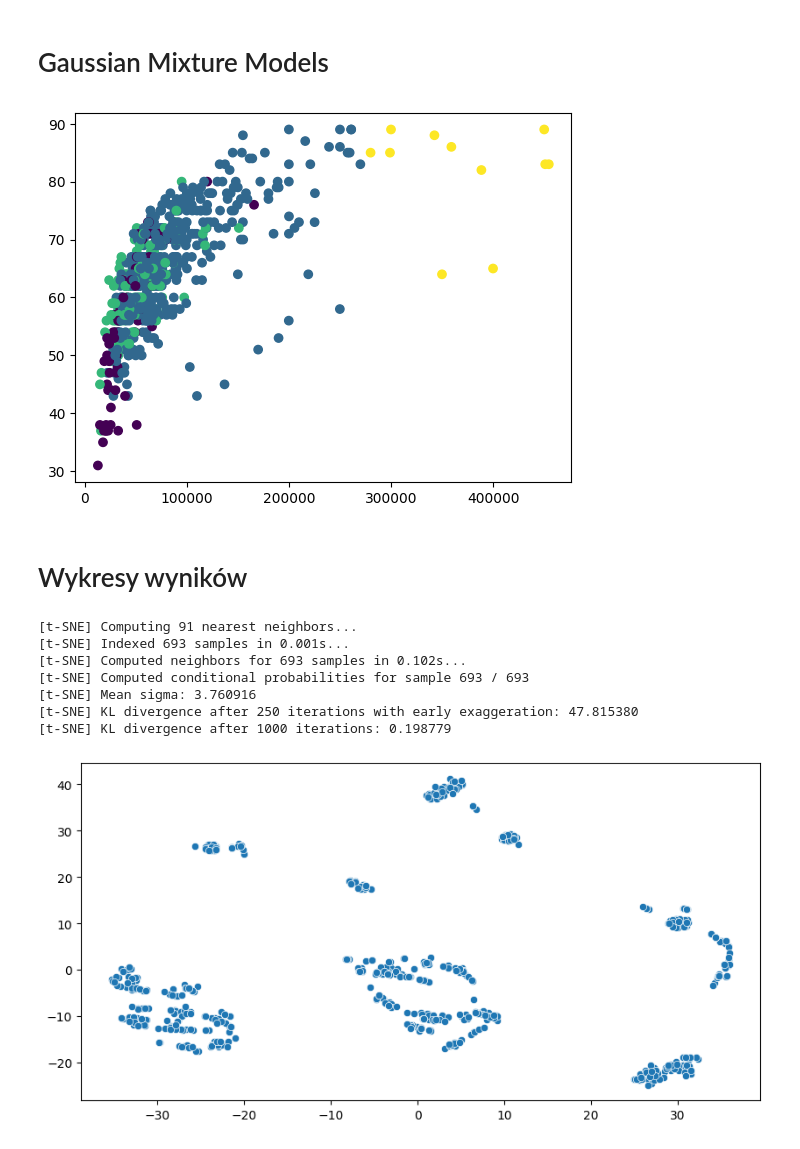
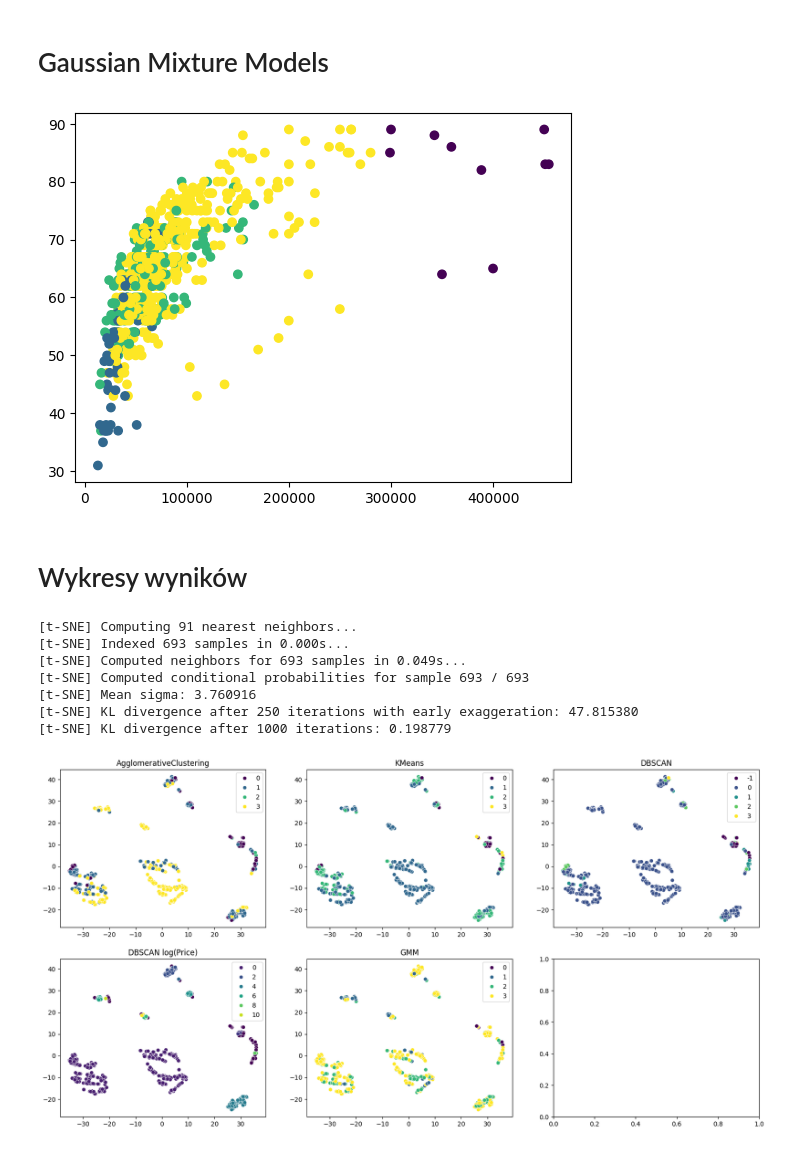
Before and after one commit to fantasy2fry/brand-laptops-clustering-ml, a Jupyter notebook: src/km2/Jan.ipynb, the cells around one changed output. Saved outputs shown, nothing was run; the diff lists cells and outputs as text; code cells hidden in the pictures.

```diff
--- a/src/km2/Jan.ipynb
+++ b/src/km2/Jan.ipynb
@@ -295,8 +295,8 @@ plt.show()
 # %%
 model_matrix = df1.values
 model_kmeans = KMeans(n_clusters=4)
-y = model_kmeans.fit_predict(df1)
-plt.scatter(model_matrix[:, 0], model_matrix[:, 1], c=y, cmap='viridis')
+y_km = model_kmeans.fit_predict(df1)
+plt.scatter(model_matrix[:, 0], model_matrix[:, 1], c=y_km, cmap='viridis')
 # centers = model_kmeans.cluster_centers_
 # plt.scatter(centers[:, 0], centers[:, 1], c='black', s=200, alpha=0.75)
 plt.show()
@@ -325,8 +325,8 @@ plt.show()
 [figure]
 # %%
 model_dbscan = DBSCAN(eps=2800)
-y = model_dbscan.fit_predict(model_matrix)
-plt.scatter(model_matrix[:, 0], model_matrix[:, 1], c=y, cmap='viridis')
+y_dbscan = model_dbscan.fit_predict(model_matrix)
+plt.scatter(model_matrix[:, 0], model_matrix[:, 1], c=y_dbscan, cmap='viridis')
 plt.show()
 # %% [output]
 [figure]
@@ -355,8 +355,8 @@ plt.show()
 # %%
 
 model_dbscan = DBSCAN(eps=10)
-y = model_dbscan.fit_predict(model_matrix)
-plt.scatter(np.exp(model_matrix[:, 0]), model_matrix[:, 1], c=y, cmap='viridis')
+y_dbscan_log = model_dbscan.fit_predict(model_matrix)
+plt.scatter(np.exp(model_matrix[:, 0]), model_matrix[:, 1], c=y_dbscan_log, cmap='viridis')
 plt.show()
 # %% [output]
 [figure]
@@ -365,31 +365,37 @@ plt.show()
 # %%
 model_matrix = df1.values
 model_gmm = mixture.GaussianMixture(n_components=4, covariance_type="full")
-y = model_gmm.fit_predict(model_matrix)
-plt.scatter(model_matrix[:, 0], model_matrix[:, 1], c=y, cmap='viridis')
+y_gmm = model_gmm.fit_predict(model_matrix)
+plt.scatter(model_matrix[:, 0], model_matrix[:, 1], c=y_gmm, cmap='viridis')
 plt.show()
 # %% [output]
-[figure, old version]
+[figure, new version]
 # %% [markdown]
 # Wykresy wyników
 # %%
+df1_copy = df1.copy()
 tSNE = TSNE(random_state=60, verbose=1,n_iter=1000)
-df1['Price'] = np.log(df1['Price'] )
-digits_proj = tSNE.fit_transform(df1)
+df1_copy['Price'] = np.log(df1_copy['Price'] )
+digits_proj = tSNE.fit_transform(df1_copy)
 # for i in brands_to_keep:
 #     df = digits_proj[data_copy.brand==i]
 #     plt.figure(figsize=(10,5))
 #     sns.scatterplot(x=df[:,0], y=df[:,1])
 #     plt.show()
-plt.figure(figsize=(10,5))
-sns.scatterplot(x=digits_proj[:,0], y=digits_proj[:,1])
+figure,ax = plt.subplots(2,3,figsize=(20,10))
+ax = ax.flatten()
+predictions = [y_aggc,y_km,y_dbscan,y_dbscan_log,y_gmm]
+predictions_title = ['AgglomerativeClustering','KMeans','DBSCAN','DBSCAN log(Price)','GMM']
+for i in range(len(predictions)):
+    sns.scatterplot(x=digits_proj[:,0], y=digits_proj[:,1],hue=predictions[i],palette='viridis',ax=ax[i])
+    ax[i].set_title(predictions_title[i])
 plt.show()
 # %% [output]
 [t-SNE] Computing 91 nearest neighbors...
-[t-SNE] Indexed 693 samples in 0.001s...
-[t-SNE] Computed neighbors for 693 samples in 0.102s...
+[t-SNE] Indexed 693 samples in 0.000s...
+[t-SNE] Computed neighbors for 693 samples in 0.049s...
 [t-SNE] Computed conditional probabilities for sample 693 / 693
 [t-SNE] Mean sigma: 3.760916
 [t-SNE] KL divergence after 250 iterations with early exaggeration: 47.815380
 [t-SNE] KL divergence after 1000 iterations: 0.198779
-[figure, old version]
+[figure, new version]
```
Also changed, not shown: parts of 3 cells of this notebook.
